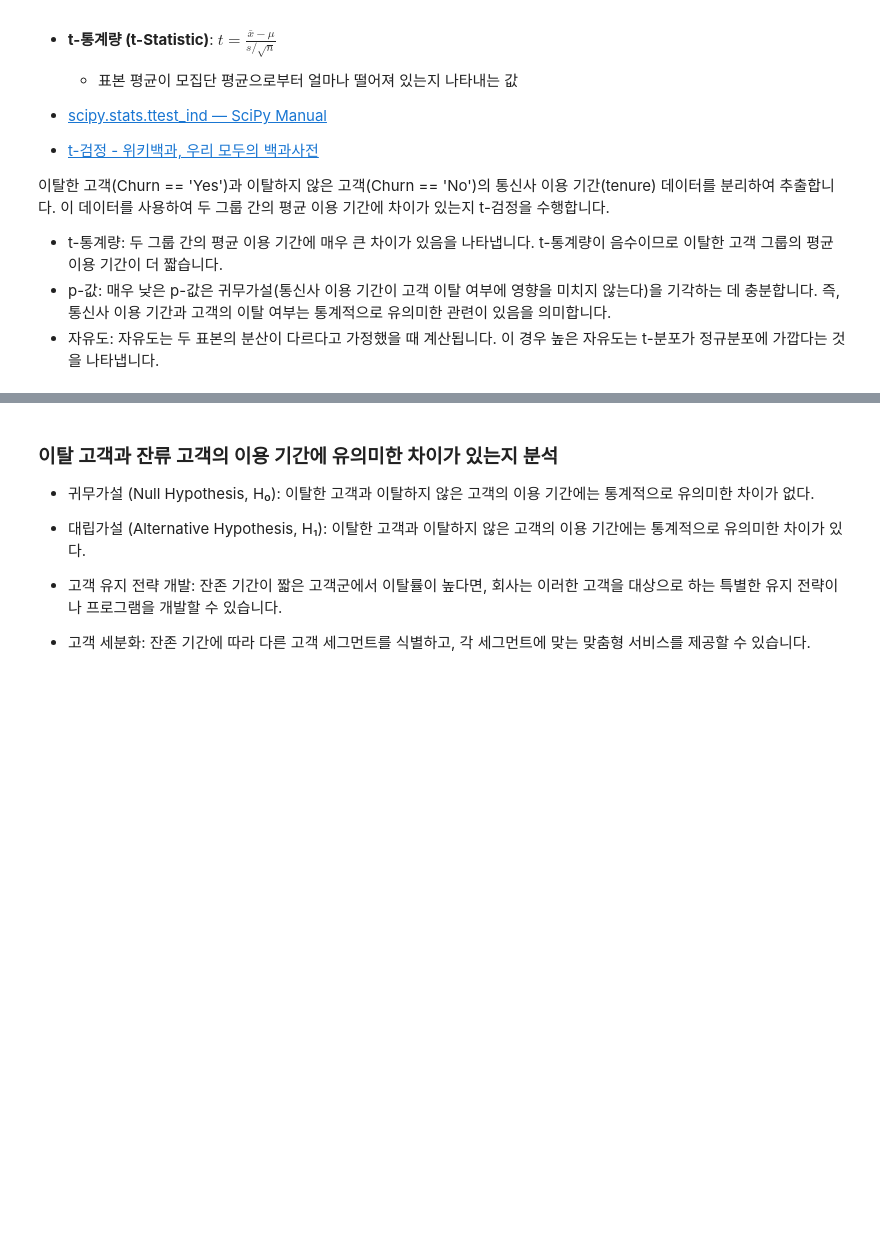
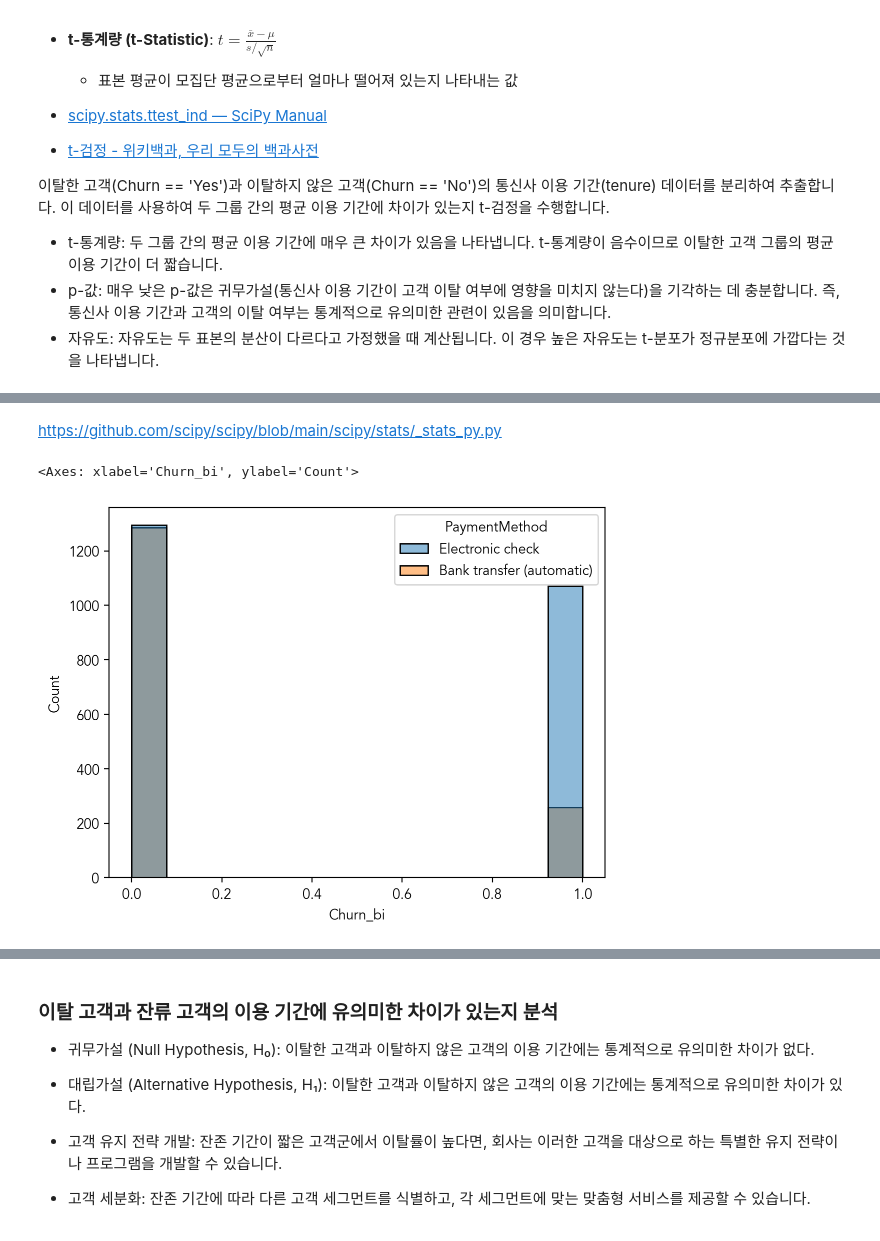
Before and after one commit to gyjong/workplace, a Jupyter notebook: Statistics/0102-telco-input.ipynb, the cells around one changed output, grey strips where cells are left out. Cells and saved outputs as stored; diff of their text form; code cells hidden in the pictures; blank space fills up the shorter version.

```diff
--- a/Statistics/0102-telco-input.ipynb
+++ b/Statistics/0102-telco-input.ipynb
@@ -638,4 +656,5 @@ sns.histplot(data=df, x='MonthlyCharges_z', hue='Churn')
 # %%
 # 이탈률을 나타내는 'Churn' 열의 데이터를 숫자 형태로 변환
 # 이탈 여부를 숫자로 변환 (Yes: 1, No: 0)
-# df['Churn_bi']
+df['Churn_bi'] = (df['Churn'] == 'Yes').astype(int)
+df['Churn_bi'].value_counts(1)
@@ -642,14 +678,24 @@ sns.histplot(data=df, x='MonthlyCharges_z', hue='Churn')
+# %% [markdown]
+https://github.com/scipy/scipy/blob/main/scipy/stats/_stats_py.py
 # %%
-# from scipy.stats import ttest_ind
+from scipy.stats import ttest_ind
 
 # 비즈니스 가설 설정
 # 가설: 새로운 지불방식이(B)가 기존 지불방식(A)보다 고객 이탈률을 감소시킨다.
 
 # A/B 테스트를 위한 데이터 준비
 # 예를 들어, 'PaymentMethod'가 'Electronic check'인 고객을 그룹 A로,
 # 'Bank transfer (automatic)'인 고객을 그룹 B로 설정
 group_A = df[df['PaymentMethod'] == 'Electronic check']['Churn_bi']
 group_B = df[df['PaymentMethod'] == 'Bank transfer (automatic)']['Churn_bi']
 
+# https://github.com/scipy/scipy/blob/main/scipy/stats/_stats_py.py
+
 # t-검정 수행
 # t_statistic, p_value
+
+sns.histplot(data = df[df['PaymentMethod'].isin(['Electronic check', 'Bank transfer (automatic)'])], x = 'Churn_bi', hue = 'PaymentMethod')
+# sns.histplot(data = df[df['PaymentMethod'].isin(['Electronic check', 'Bank transfer (automatic)'])], x="Churn_bi", hue="PaymentMethod")
+# %% [output]
+<Axes: xlabel='Churn_bi', ylabel='Count'>
+[figure, added]
```
Also changed, not shown: parts of 48 cells of this notebook, 3 other files.
